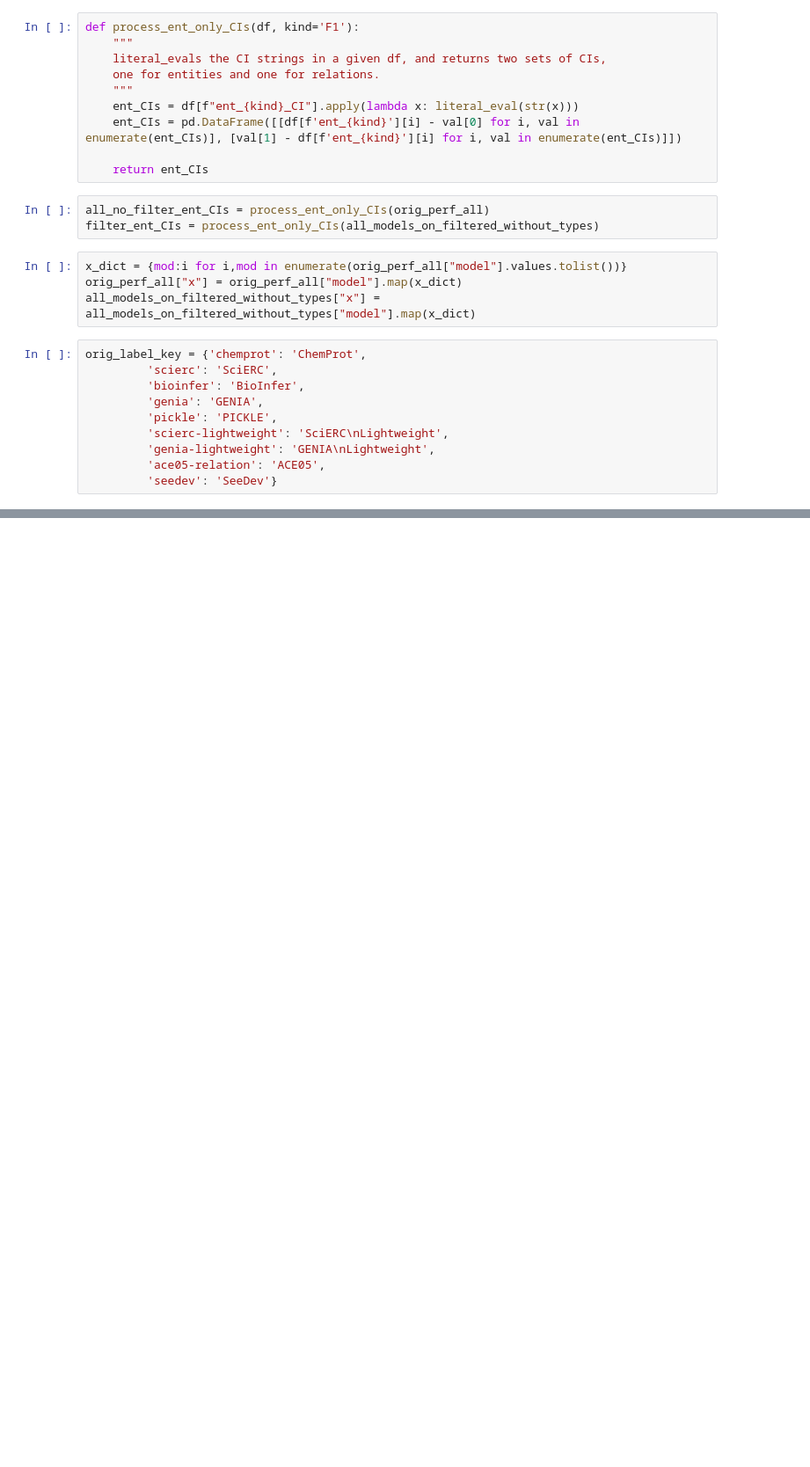
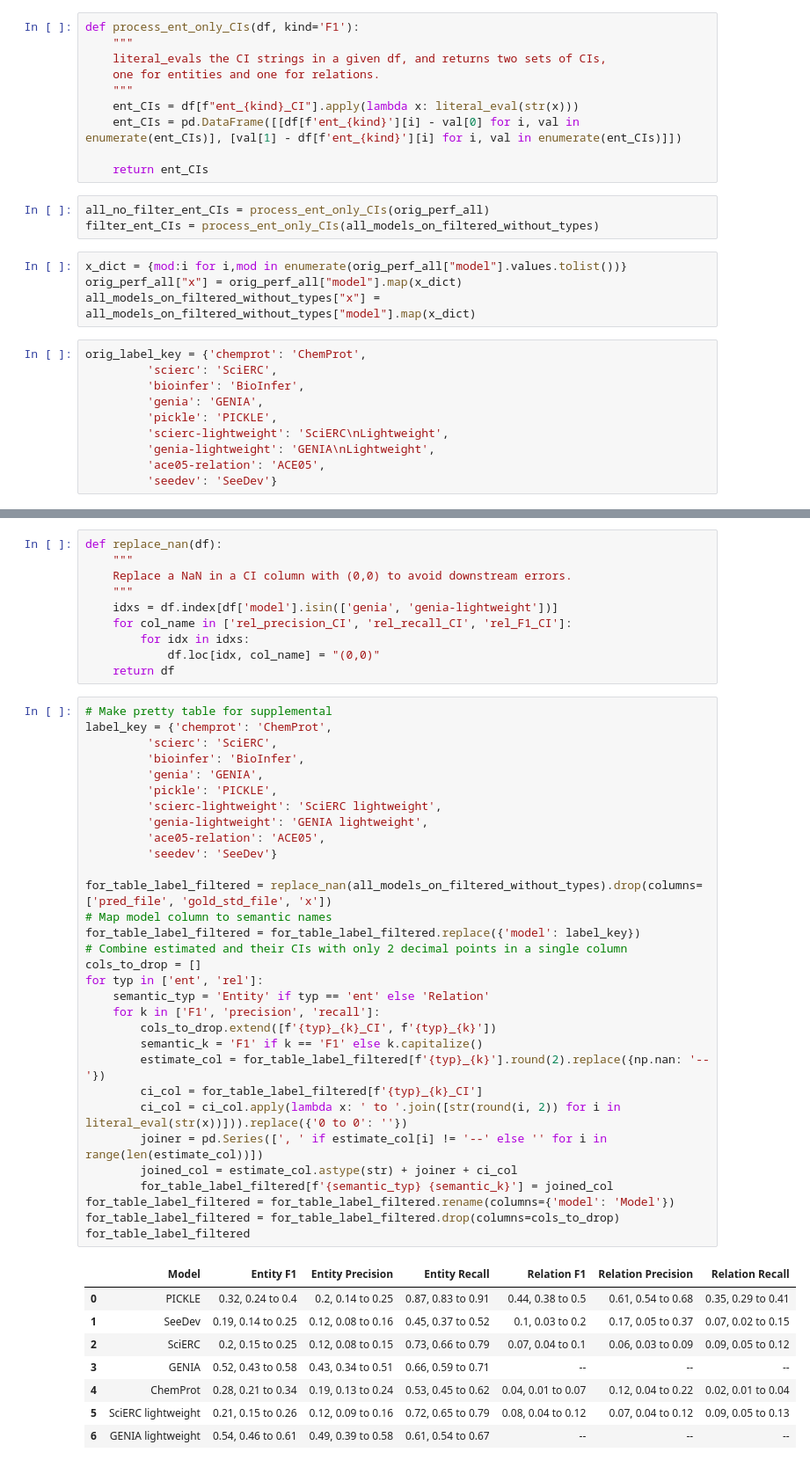
Before and after one commit to ShiuLab/pickle-corpus-code, a Jupyter notebook: jupyter_notebooks/genia_filtered_type_analysis.ipynb, the cells around one changed output, grey strips where cells are left out. Shown at 88% size. Drawn from its saved outputs; the diff is of its cells as text; blank space fills up the shorter version.

```diff
--- a/jupyter_notebooks/genia_filtered_type_analysis.ipynb
+++ b/jupyter_notebooks/genia_filtered_type_analysis.ipynb
@@ -178,0 +179,50 @@ plt.savefig('../data/straying_off_topic_data/model_performance/genia_filtered_pe
+# %%
+def replace_nan(df):
+    """
+    Replace a NaN in a CI column with (0,0) to avoid downstream errors.
+    """
+    idxs = df.index[df['model'].isin(['genia', 'genia-lightweight'])]
+    for col_name in ['rel_precision_CI', 'rel_recall_CI', 'rel_F1_CI']:
+        for idx in idxs:
+            df.loc[idx, col_name] = "(0,0)"
+    return df
+# %%
+# Make pretty table for supplemental
+label_key = {'chemprot': 'ChemProt',
+         'scierc': 'SciERC',
+         'bioinfer': 'BioInfer',
+         'genia': 'GENIA',
+         'pickle': 'PICKLE',
+         'scierc-lightweight': 'SciERC lightweight',
+         'genia-lightweight': 'GENIA lightweight',
+         'ace05-relation': 'ACE05',
+         'seedev': 'SeeDev'}
+
+for_table_label_filtered = replace_nan(all_models_on_filtered_without_types).drop(columns=['pred_file', 'gold_std_file', 'x'])
+# Map model column to semantic names
+for_table_label_filtered = for_table_label_filtered.replace({'model': label_key})
+# Combine estimated and their CIs with only 2 decimal points in a single column
+cols_to_drop = []
+for typ in ['ent', 'rel']:
+    semantic_typ = 'Entity' if typ == 'ent' else 'Relation'
+    for k in ['F1', 'precision', 'recall']:
+        cols_to_drop.extend([f'{typ}_{k}_CI', f'{typ}_{k}'])
+        semantic_k = 'F1' if k == 'F1' else k.capitalize()
+        estimate_col = for_table_label_filtered[f'{typ}_{k}'].round(2).replace({np.nan: '--'})
+        ci_col = for_table_label_filtered[f'{typ}_{k}_CI']
+        ci_col = ci_col.apply(lambda x: ' to '.join([str(round(i, 2)) for i in literal_eval(str(x))])).replace({'0 to 0': ''})
+        joiner = pd.Series([', ' if estimate_col[i] != '--' else '' for i in range(len(estimate_col))])
+        joined_col = estimate_col.astype(str) + joiner + ci_col
+        for_table_label_filtered[f'{semantic_typ} {semantic_k}'] = joined_col
+for_table_label_filtered = for_table_label_filtered.rename(columns={'model': 'Model'})
+for_table_label_filtered = for_table_label_filtered.drop(columns=cols_to_drop)
+for_table_label_filtered
+# %% [output]
+|  | Model | Entity F1 | Entity Precision | Entity Recall | Relation F1 | Relation Precision | Relation Recall |
+| 0 | PICKLE | 0.32, 0.24 to 0.4 | 0.2, 0.14 to 0.25 | 0.87, 0.83 to 0.91 | 0.44, 0.38 to 0.5 | 0.61, 0.54 to 0.68 | 0.35, 0.29 to 0.41 |
+| 1 | SeeDev | 0.19, 0.14 to 0.25 | 0.12, 0.08 to 0.16 | 0.45, 0.37 to 0.52 | 0.1, 0.03 to 0.2 | 0.17, 0.05 to 0.37 | 0.07, 0.02 to 0.15 |
+| 2 | SciERC | 0.2, 0.15 to 0.25 | 0.12, 0.08 to 0.15 | 0.73, 0.66 to 0.79 | 0.07, 0.04 to 0.1 | 0.06, 0.03 to 0.09 | 0.09, 0.05 to 0.12 |
+| 3 | GENIA | 0.52, 0.43 to 0.58 | 0.43, 0.34 to 0.51 | 0.66, 0.59 to 0.71 | -- | -- | -- |
+| 4 | ChemProt | 0.28, 0.21 to 0.34 | 0.19, 0.13 to 0.24 | 0.53, 0.45 to 0.62 | 0.04, 0.01 to 0.07 | 0.12, 0.04 to 0.22 | 0.02, 0.01 to 0.04 |
+| 5 | SciERC lightweight | 0.21, 0.15 to 0.26 | 0.12, 0.09 to 0.16 | 0.72, 0.65 to 0.79 | 0.08, 0.04 to 0.12 | 0.07, 0.04 to 0.12 | 0.09, 0.05 to 0.13 |
+| 6 | GENIA lightweight | 0.54, 0.46 to 0.61 | 0.49, 0.39 to 0.58 | 0.61, 0.54 to 0.67 | -- | -- | -- |
```
Also changed, not shown: parts of 1 cell of this notebook, 1 other file.
